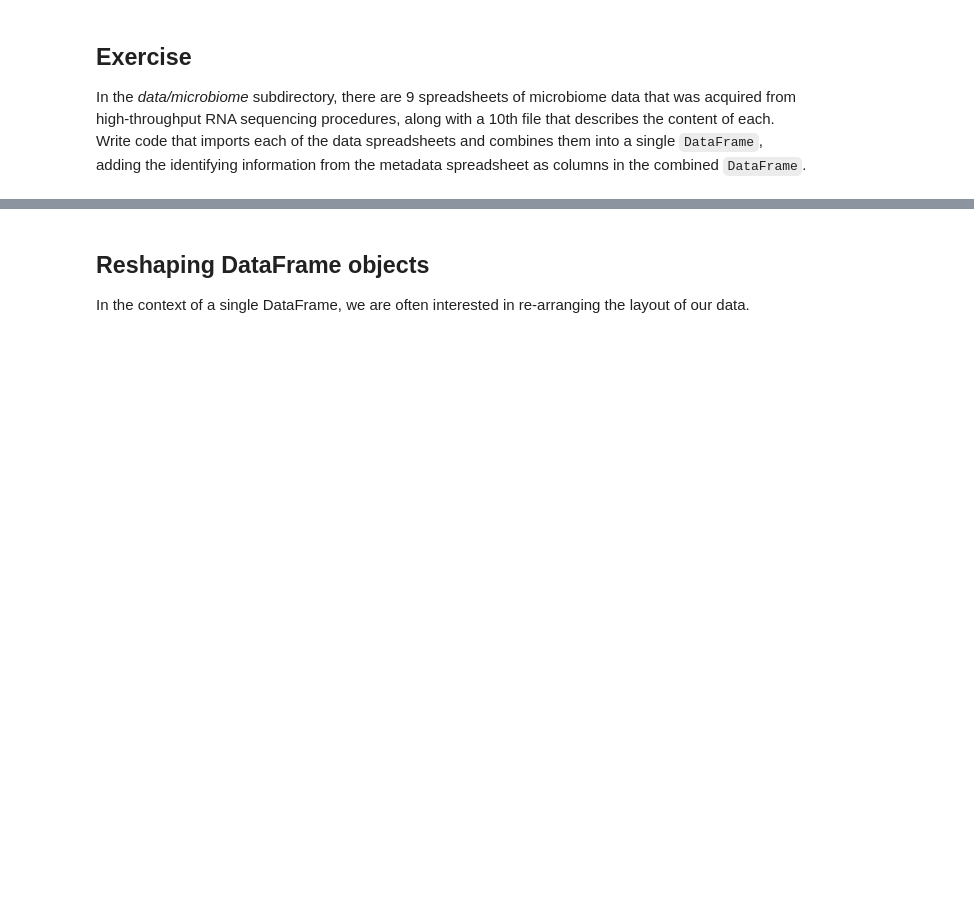
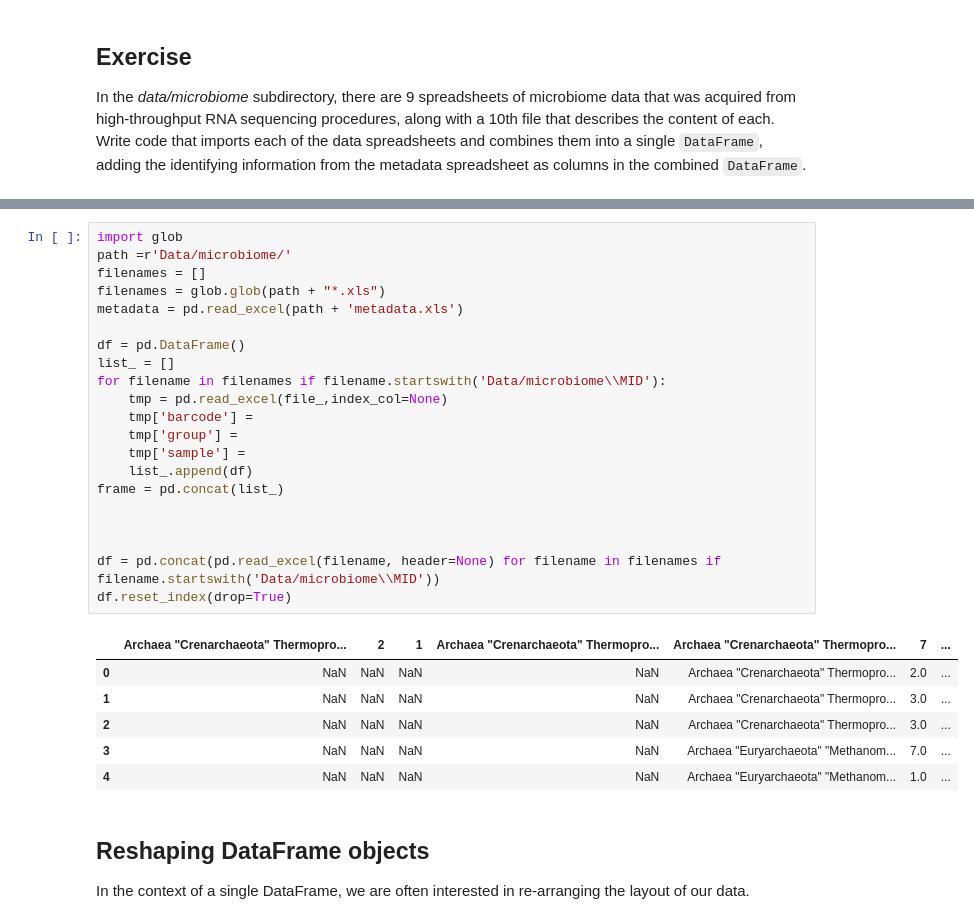
Before and after one commit to sorooshafiee/ADA-SAF, a Jupyter notebook: 01 - Pandas and Data Wrangling/Data Wrangling with Pandas.ipynb, the cells around one changed output, grey strips where cells are left out. Cells and saved outputs as stored; diff of their text form; blank space fills up the shorter version.

```diff
--- a/01 - Pandas and Data Wrangling/Data Wrangling with Pandas.ipynb
+++ b/01 - Pandas and Data Wrangling/Data Wrangling with Pandas.ipynb
@@ -255,3 +575,31 @@ In the *data/microbiome* subdirectory, there are 9 spreadsheets of microbiome da
+# %%
+import glob
+path =r'Data/microbiome/'
+filenames = []
+filenames = glob.glob(path + "*.xls")
+metadata = pd.read_excel(path + 'metadata.xls')
+
+df = pd.DataFrame()
+list_ = []
+for filename in filenames if filename.startswith('Data/microbiome\\MID'):
+    tmp = pd.read_excel(file_,index_col=None)
+    tmp['barcode'] =
+    tmp['group'] =
+    tmp['sample'] =
+    list_.append(df)
+frame = pd.concat(list_)
+
+
+
+df = pd.concat(pd.read_excel(filename, header=None) for filename in filenames if filename.startswith('Data/microbiome\\MID'))
+df.reset_index(drop=True)
+# %% [output]
+|  | Archaea "Crenarchaeota" Thermopro... | 2 | 1 | Archaea "Crenarchaeota" Thermopro... | Archaea "Crenarchaeota" Thermopro... | 7 | ... |
+| 0 | NaN | NaN | NaN | NaN | Archaea "Crenarchaeota" Thermopro... | 2.0 | ... |
+| 1 | NaN | NaN | NaN | NaN | Archaea "Crenarchaeota" Thermopro... | 3.0 | ... |
+| 2 | NaN | NaN | NaN | NaN | Archaea "Crenarchaeota" Thermopro... | 3.0 | ... |
+| 3 | NaN | NaN | NaN | NaN | Archaea "Euryarchaeota" "Methanom... | 7.0 | ... |
+| 4 | NaN | NaN | NaN | NaN | Archaea "Euryarchaeota" "Methanom... | 1.0 | ... |
 # %% [markdown]
 ## Reshaping DataFrame objects
 
```
Also changed, not shown: parts of 53 cells of this notebook, 1 other file.
